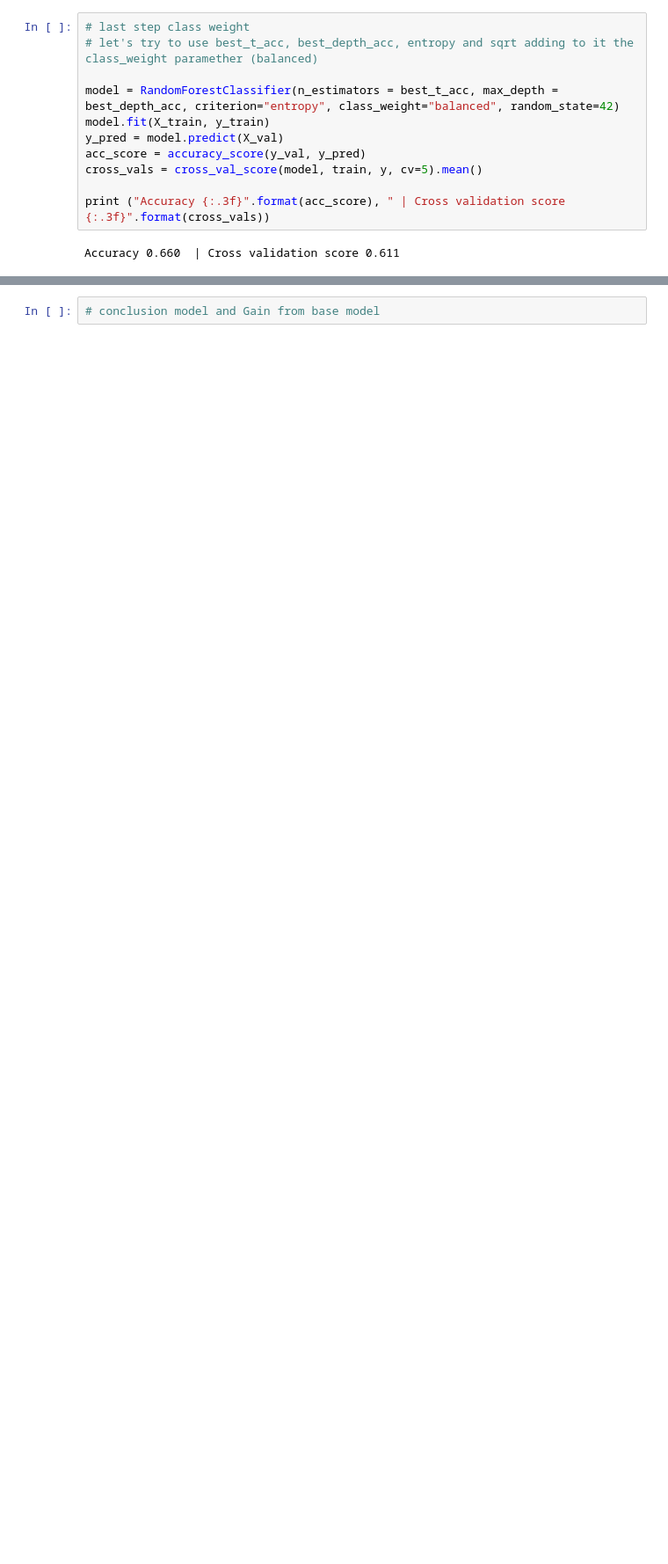
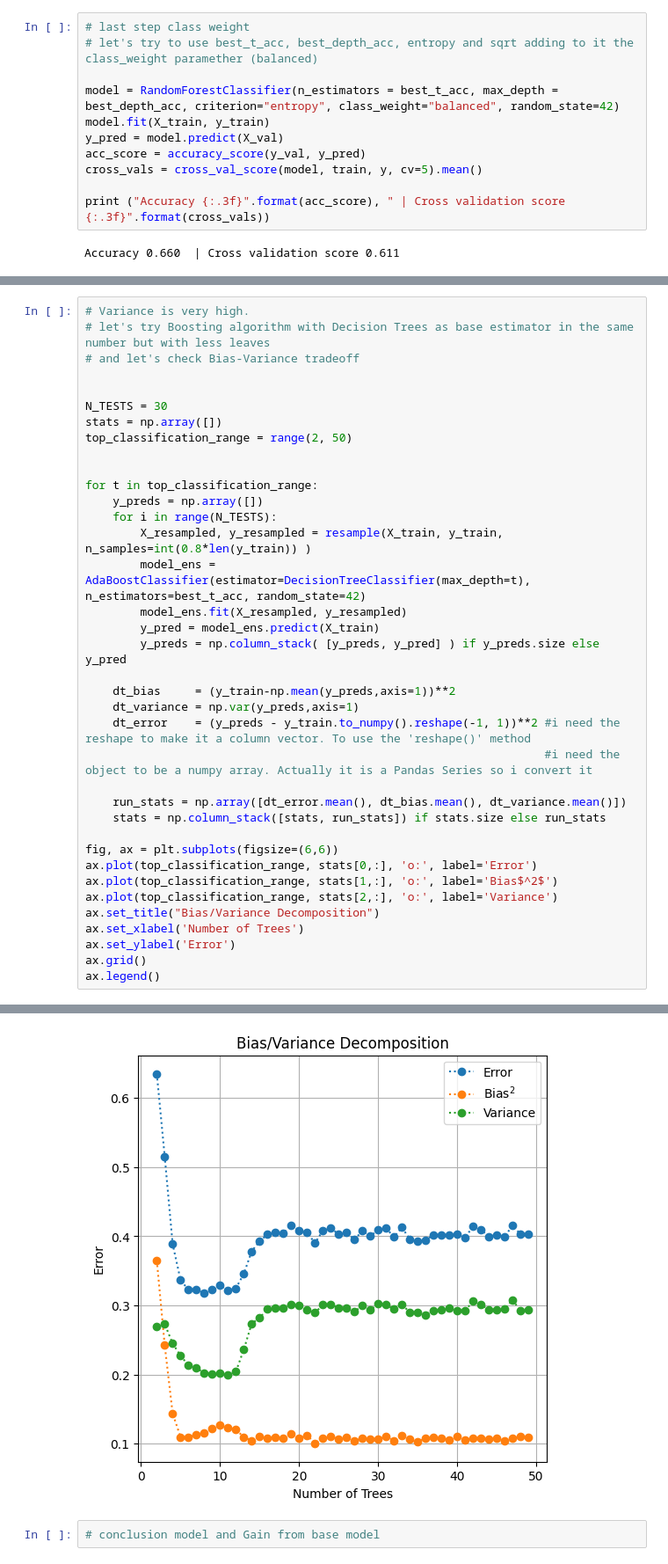
Before and after one commit to Assz2/DWM, a Jupyter notebook: RandomForest.ipynb, the cells around one changed output, grey strips where cells are left out. Shown at 88% size. Drawn from its saved outputs; the diff is of its cells as text; blank space fills up the shorter version.

```diff
--- a/RandomForest.ipynb
+++ b/RandomForest.ipynb
@@ -358,0 +361,38 @@ KeyboardInterrupt:
+# %%
+# Variance is very high.
+# let's try Boosting algorithm with Decision Trees as base estimator in the same number but with less leaves
+# and let's check Bias-Variance tradeoff
+
+
+N_TESTS = 30
+stats = np.array([])
+top_classification_range = range(2, 50)
+
+
+for t in top_classification_range:
+    y_preds = np.array([])
+    for i in range(N_TESTS):
+        X_resampled, y_resampled = resample(X_train, y_train, n_samples=int(0.8*len(y_train)) )
+        model_ens = AdaBoostClassifier(estimator=DecisionTreeClassifier(max_depth=t), n_estimators=best_t_acc, random_state=42)
+        model_ens.fit(X_resampled, y_resampled)
+        y_pred = model_ens.predict(X_train)
+        y_preds = np.column_stack( [y_preds, y_pred] ) if y_preds.size else y_pred
+
+    dt_bias     = (y_train-np.mean(y_preds,axis=1))**2
+    dt_variance = np.var(y_preds,axis=1)
+    dt_error    = (y_preds - y_train.to_numpy().reshape(-1, 1))**2 #i need the reshape to make it a column vector. To use the 'reshape()' method
+                                                                   #i need the object to be a numpy array. Actually it is a Pandas Series so i convert it
+
+    run_stats = np.array([dt_error.mean(), dt_bias.mean(), dt_variance.mean()])
+    stats = np.column_stack([stats, run_stats]) if stats.size else run_stats
+
+fig, ax = plt.subplots(figsize=(6,6))
+ax.plot(top_classification_range, stats[0,:], 'o:', label='Error')
+ax.plot(top_classification_range, stats[1,:], 'o:', label='Bias$^2$')
+ax.plot(top_classification_range, stats[2,:], 'o:', label='Variance')
+ax.set_title("Bias/Variance Decomposition")
+ax.set_xlabel('Number of Trees')
+ax.set_ylabel('Error')
+ax.grid()
+ax.legend()
+# %% [output]
@@ -359,2 +400,3 @@ KeyboardInterrupt:
+[figure, added]
 # %%
 # conclusion model and Gain from base model
```
Also changed, not shown: parts of 36 cells of this notebook, 1 other file.
